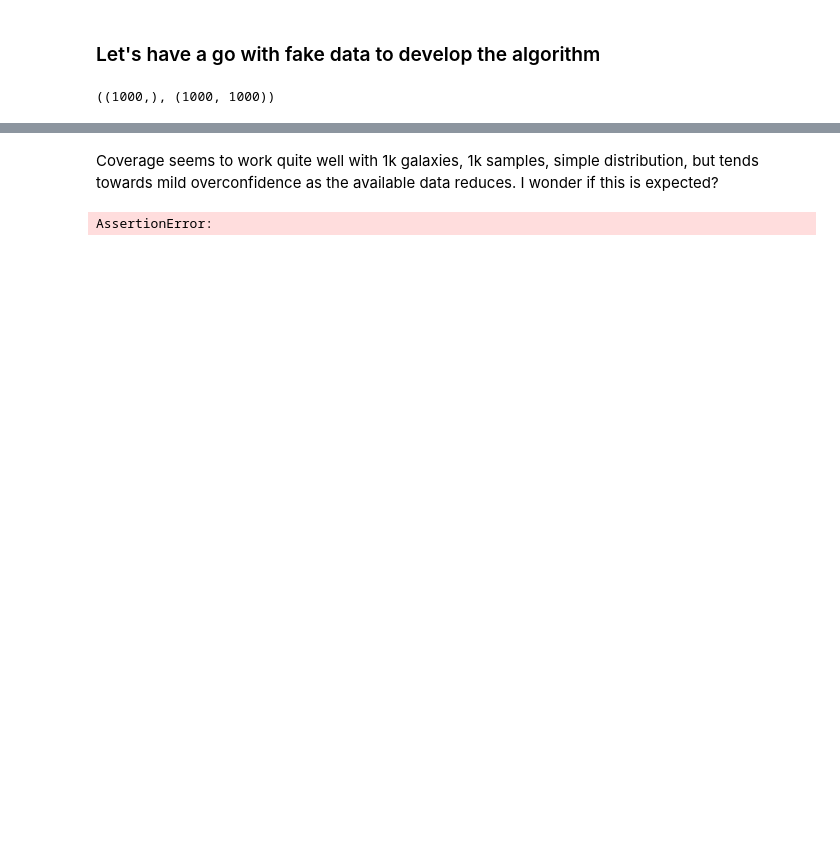
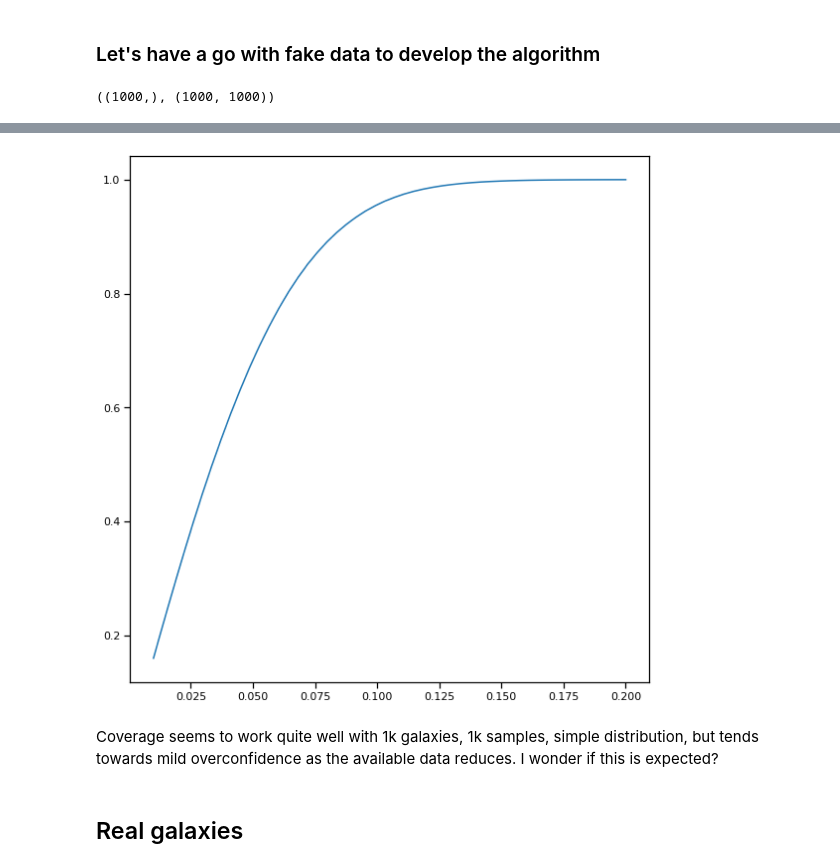
Before and after one commit to mwalmsley/agnfinder, a Jupyter notebook: notebooks/inference/posterior_comparison.ipynb, the cells around one changed output, grey strips where cells are left out. Drawn from its saved outputs; the diff is of its cells as text; code cells hidden in the pictures; blank space fills up the shorter version.

```diff
--- a/notebooks/inference/posterior_comparison.ipynb
+++ b/notebooks/inference/posterior_comparison.ipynb
@@ -143,6 +185,15 @@ def aggregate_coverage_df(df):
     coverage['observed_rate_min'] = coverage['observed_rate_unc'].apply(lambda x: x[0])
     coverage['observed_rate_max'] = coverage['observed_rate_unc'].apply(lambda x: x[1])
     return coverage
+# %%
+def aggregate_error_coverage_df(df):
+    temp = df.copy()
+    # duplicate the useful column, use one copy for the uncertainty
+    temp['posterior_frac_unc'] = temp['posterior_frac']
+    coverage = temp.groupby('error').agg({'posterior_frac': 'mean', 'posterior_frac_unc': lambda x: bootstrap(x)(.9)}).reset_index()
+    coverage['observed_rate_min'] = coverage['posterior_frac_unc'].apply(lambda x: x[0])
+    coverage['observed_rate_max'] = coverage['posterior_frac_unc'].apply(lambda x: x[1])
+    return coverage
 # %%
 coverage = aggregate_coverage_df(df)
 coverage.head()
@@ -176,0 +228,3 @@ plot_coverage(coverage)
+# %%
+coverage = aggregate_error_coverage_df(error_df)
+coverage.head()
@@ -177,6 +238,10 @@ plot_coverage(coverage)
+# %%
+fig, ax = plt.subplots(figsize=(8, 8))
+ax.plot(coverage['error'], coverage['posterior_frac'])
+ax.fill_between(x=coverage['error'], y1=coverage['observed_rate_min'], y2=coverage['observed_rate_max'], alpha=0.5)
+# ax.plot([0, 1.], [0, 1.], 'k--')
+fig.tight_layout()
+# %% [output]
+[figure, added]
 # %% [markdown]
 Coverage seems to work quite well with 1k galaxies, 1k samples, simple distribution, but tends towards mild overconfidence as the available data reduces. I wonder if this is expected?
-# %%
-assert False
-# %% [output]
-AssertionError:
@@ -183,2 +250,4 @@ AssertionError:
+# %% [markdown]
+## Real galaxies
 # %%
 save_dir = 'results/emulated_sampling/latest_emcee_5000_10000_1_optimised'
```
Also changed, not shown: parts of 36 cells of this notebook, 3 other files.
